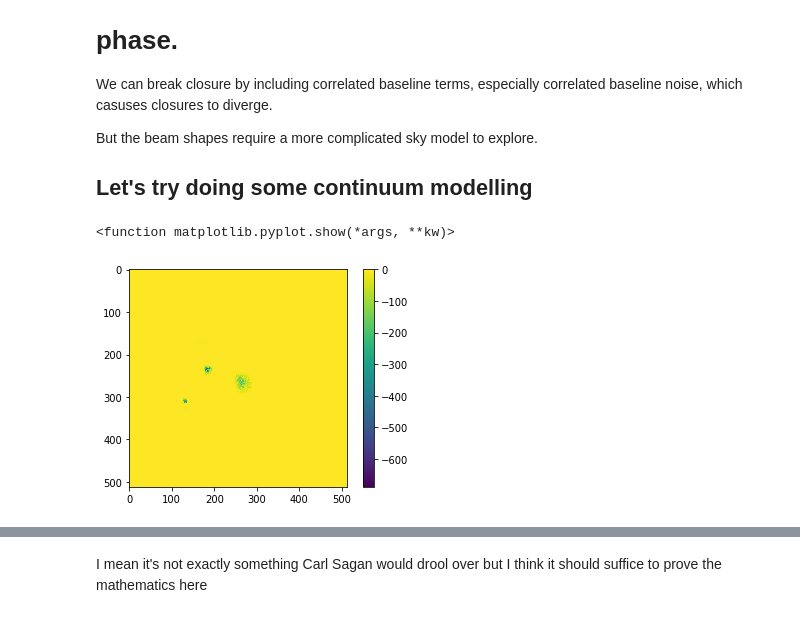
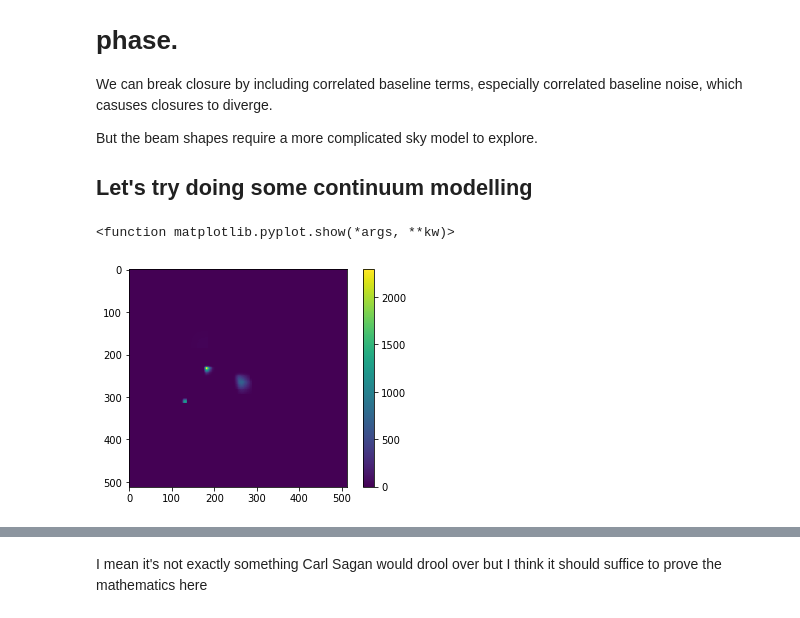
Before and after one commit to HERA-Team/ClosurePS, a Jupyter notebook: simulation/closureredundancy.ipynb, the cells around one changed output, grey strips where cells are left out. Drawn from its saved outputs; the diff is of its cells as text; code cells hidden in the pictures.

Commit message:
Save plots

```diff
--- a/simulation/closureredundancy.ipynb
+++ b/simulation/closureredundancy.ipynb
@@ -160,10 +168,10 @@ def simulate_electric_fields_gaussianbeam(locations_uvw,points,beam):
         #elec_ss[i] += antenna_noise #* antenna_phase_noise
     return elec_ss
 # %%
-#points = [[0.2,0.2,80],[0.05,0.3,40],[-0.45,0.45,790],[0.45,0.45,100],[0.45,-0.45,100],
-#          [-0.45,-0.45,100],[0.5,0.0,100],[0.0,0.5,80],[-0.5,0.0,100],[-0.5,-0.5,100],
-#          [-0.8,0.0,100],[0.8,0.0,100],[0.21,0.21,80],[0.205,0.205,100]]
-points = [[0.0,0.0,100],[0.01,-0.05,80]]
+points = [[0.2,0.2,80],[0.05,0.3,40],[-0.45,0.45,790],[0.45,0.45,100],[0.45,-0.45,100],
+          [-0.45,-0.45,100],[0.5,0.0,100],[0.0,0.5,80],[-0.5,0.0,100],[-0.5,-0.5,100],
+          [-0.8,0.0,100],[0.8,0.0,100],[0.21,0.21,80],[0.205,0.205,100]]
+#points = [[0.1,0.2,100]]
 #points = [[0.0,0.0,1],[0.48,0.49,4],[0.47,0.49,4],[0.48,0.48,4]]
 efields = simulate_electric_fields_gaussianbeam(locs_uvw,numpy.asarray(points),beam)
 # %% [output]
@@ -371,23 +390,23 @@ print(closures1)
 Zero closures? Seems suspicious. Let's try screwing up the beam shapes and see what happens.
 Let's make a different gaussian beam for each antenna and see what happens.
 # %%
-def generate_beam_per_antenna(locs):
+def generate_beam_per_antenna(locs,lb,ub):
     beams_matrix = numpy.zeros(shape=(locs.shape[0],2000),dtype=numpy.complex128)
 
     x = numpy.linspace(-1,1,2000)
 
     for i in numpy.arange(locs.shape[0]):
-        a1 = numpy.random.uniform(-2.0,2.0)
-        a2 = numpy.random.uniform(-2.0,2.0)
-        beamr = norm.pdf(x, loc=0, scale=numpy.random.uniform(0.4,0.5))*norm.cdf(a1*x)
-        beamp = norm.pdf(x, loc=0, scale=numpy.random.uniform(0.4,0.5))*norm.cdf(a2*x)
+        #a1 = numpy.random.uniform(-2.0,2.0)
+        #a2 = numpy.random.uniform(-2.0,2.0)
+        beamr = norm.pdf(x, loc=0, scale=numpy.random.uniform(lb,ub))#*norm.cdf(a1*x)
+        beamp = norm.pdf(x, loc=0, scale=numpy.random.uniform(lb,ub))#*norm.cdf(a2*x)
         #beams_matrix[i,:] = beamr * numpy.exp(1j * beamp)
         beams_matrix[i,:] = beamr + 1j * beamp
-        plt.plot(x, beams_matrix[i,:].real)
-        plt.show()
-        plt.plot(x, beams_matrix[i,:].imag)
-        plt.show()
+        #plt.plot(x, beams_matrix[i,:].real)
+        #plt.show()
+        #plt.plot(x, beams_matrix[i,:].imag)
+        #plt.show()
 
     return x,beams_matrix
 # %%
-x,beams = generate_beam_per_antenna(locs)
+x,beams = generate_beam_per_antenna(locs,0.9,1.1)
@@ -507,7 +511,7 @@ def generate_continuum_model(grid_size,points,continuum):
         mc = int(numpy.floor(m/lm_step) - grid_size/2)
 
         point_phase = numpy.random.uniform(0,2*numpy.pi)
-        sky[mc,lc] += point[2] * numpy.exp(1j*point_phase)
+        sky[mc,lc] += point[2] * numpy.exp(point_phase)
 
     # Now place down continuum emission
     for j,contin in enumerate(continuum):
@@ -533,12 +537,12 @@ continuums = [[-0.01,-0.02,64,16,1000],[0.01,0.02,64,16,1000],[-0.4,-0.4,64,70,1
 # %%
 skycont = generate_continuum_model(512,points,continuums)
 # %%
-plt.imshow(numpy.imag(skycont))
+plt.imshow(numpy.real(skycont))
 plt.colorbar()
 plt.show
 # %% [output]
 <function matplotlib.pyplot.show(*args, **kw)>
-[figure, old version]
+[figure, new version]
 # %%
 print(numpy.abs(visibilities))
 # %% [output]
```
Also changed, not shown: parts of 43 cells of this notebook.
